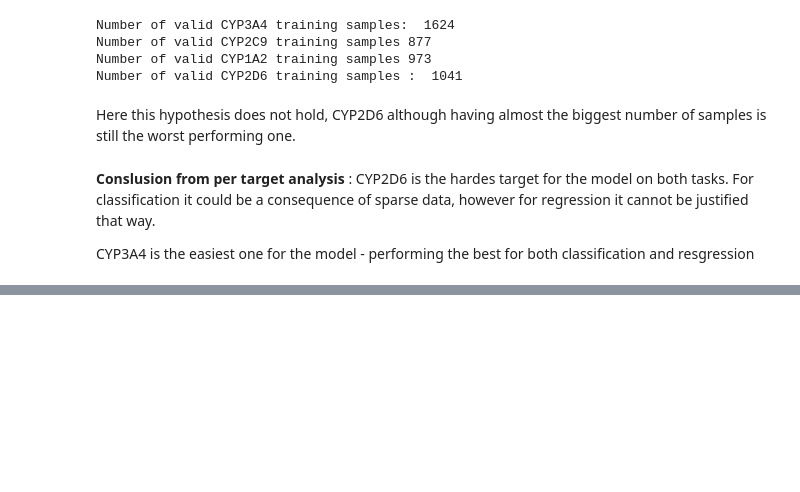
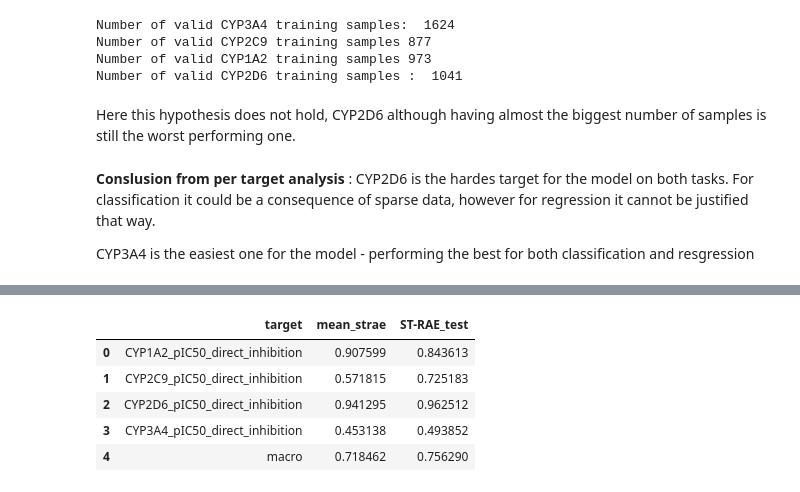
Before and after one commit to Aryan-Mi/02456-deep-learning-cyp-project, a Jupyter notebook: notebooks/04_chemeleon_run2_analysis.ipynb, the cells around one changed output, grey strips where cells are left out. Cells and saved outputs as stored; diff of their text form; code cells hidden in the pictures; blank space fills up the shorter version.

```diff
--- a/notebooks/04_chemeleon_run2_analysis.ipynb
+++ b/notebooks/04_chemeleon_run2_analysis.ipynb
@@ -645,0 +700,10 @@ CYP3A4 is the easiest one for the model - performing the best for both classific
+# %%
+reg_merged = reg_final.merge(reg_test_final,how='left', on='target')
+reg_merged
+# %% [output]
+|  | target | mean_strae | ST-RAE_test |
+| 0 | CYP1A2_pIC50_direct_inhibition | 0.907599 | 0.843613 |
+| 1 | CYP2C9_pIC50_direct_inhibition | 0.571815 | 0.725183 |
+| 2 | CYP2D6_pIC50_direct_inhibition | 0.941295 | 0.962512 |
+| 3 | CYP3A4_pIC50_direct_inhibition | 0.453138 | 0.493852 |
+| 4 | macro | 0.718462 | 0.756290 |
```
Also changed, not shown: parts of 17 cells of this notebook.
